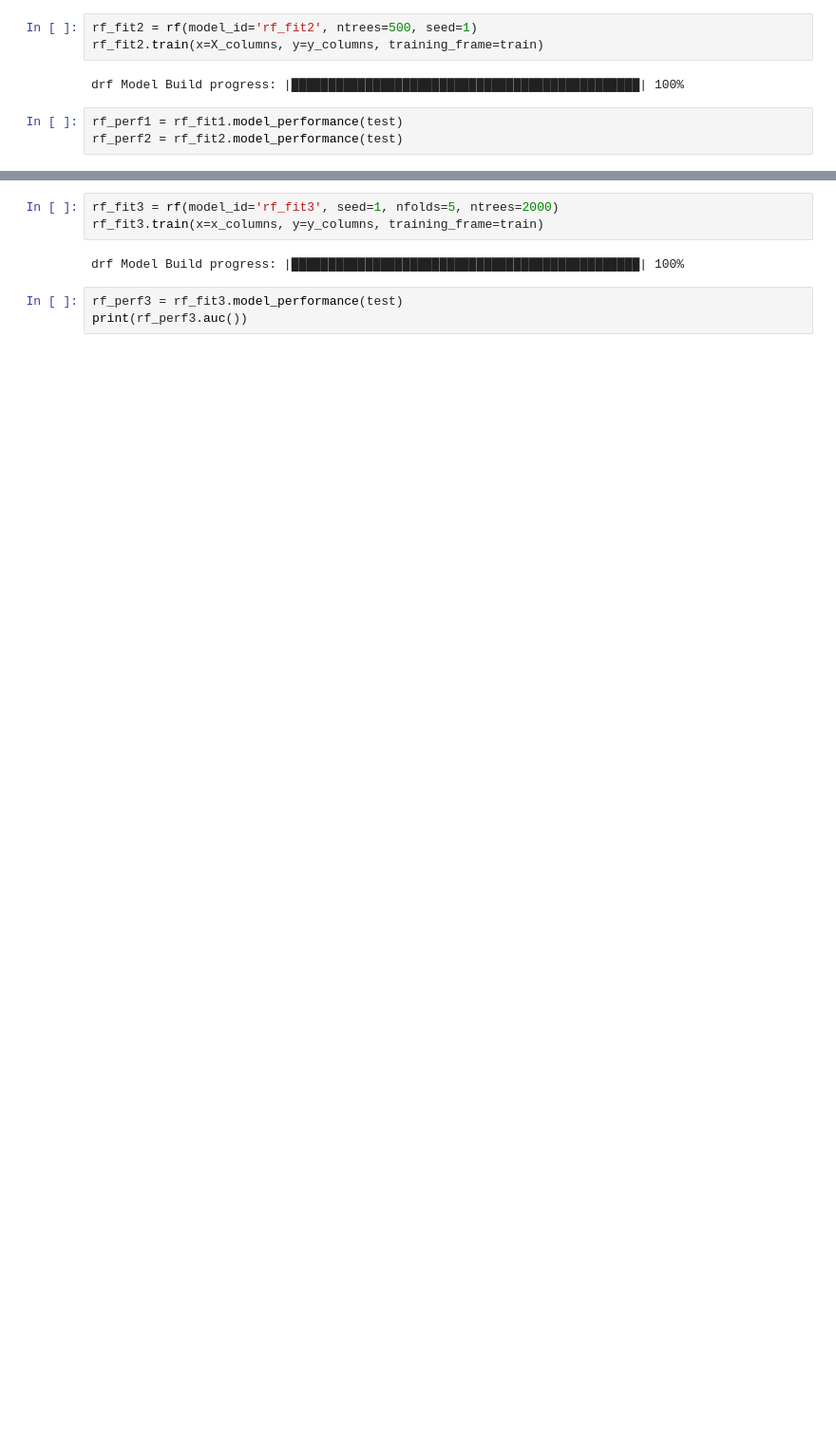
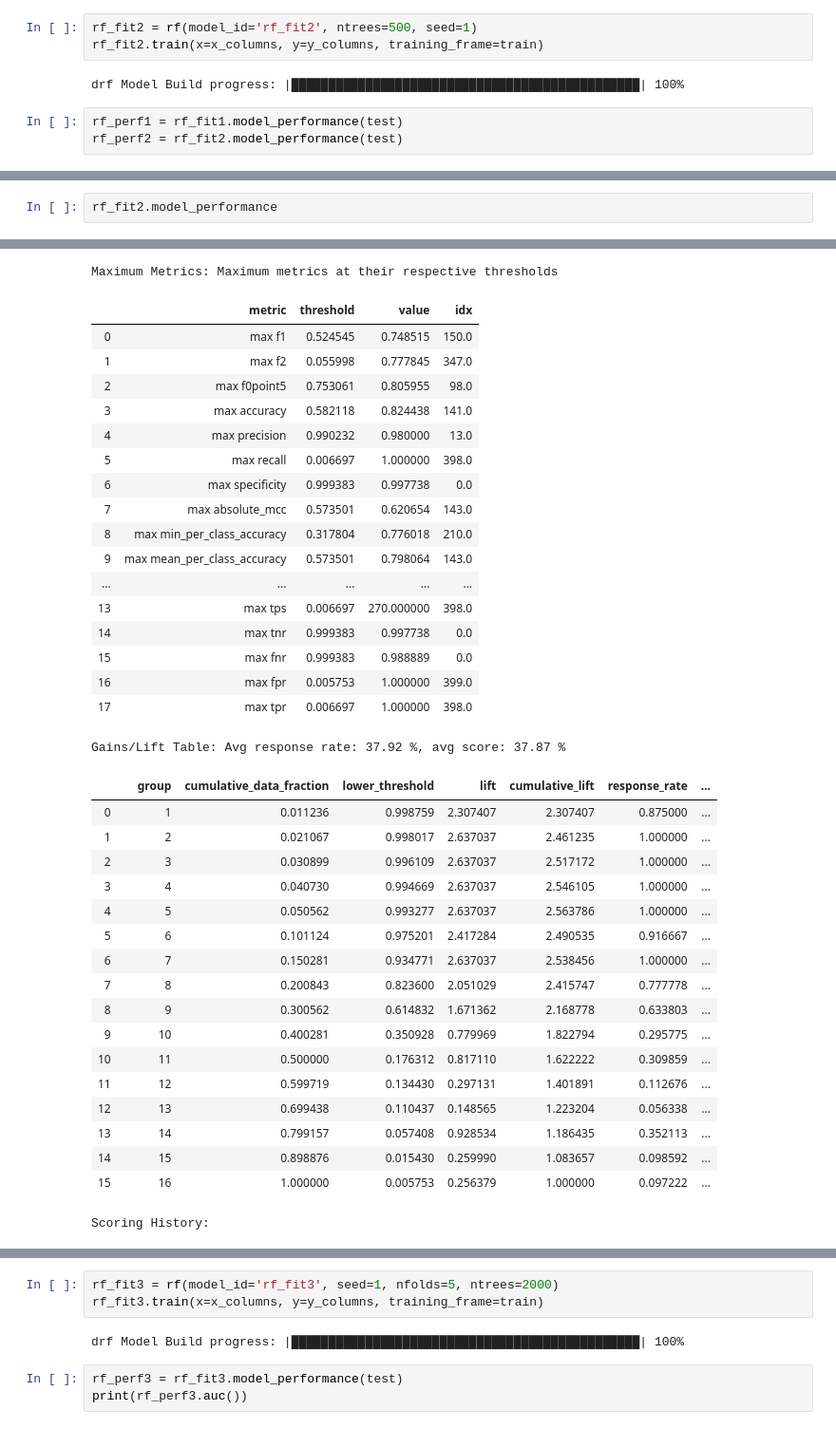
Before and after one commit to Gori89/H2O_WorkShop, a Jupyter notebook: H2O_Machine_Learning.ipynb, the cells around one changed output, grey strips where cells are left out. Shown at 95% size. Cells and saved outputs as stored; diff of their text form; blank space fills up the shorter version.

Commit message:
models and automl

```diff
--- a/H2O_Machine_Learning.ipynb
+++ b/H2O_Machine_Learning.ipynb
@@ -95,7 +162,7 @@ rf_fit1.train(x=X_columns, y=y_columns, training_frame=train)
 drf Model Build progress: |███████████████████████████████████████████████| 100%
 # %%
 rf_fit2 = rf(model_id='rf_fit2', ntrees=500, seed=1)
-rf_fit2.train(x=X_columns, y=y_columns, training_frame=train)
+rf_fit2.train(x=x_columns, y=y_columns, training_frame=train)
 # %% [output]
 drf Model Build progress: |███████████████████████████████████████████████| 100%
 # %%
@@ -199 +264,4 @@ Variable Importances:
 <bound method ModelBase.model_performance of >
+# %%
+rf_fit2.model_performance
+# %% [output]
@@ -199,0 +293,37 @@ Variable Importances:
+Maximum Metrics: Maximum metrics at their respective thresholds
+|  | metric | threshold | value | idx |
+| 0 | max f1 | 0.524545 | 0.748515 | 150.0 |
+| 1 | max f2 | 0.055998 | 0.777845 | 347.0 |
+| 2 | max f0point5 | 0.753061 | 0.805955 | 98.0 |
+| 3 | max accuracy | 0.582118 | 0.824438 | 141.0 |
+| 4 | max precision | 0.990232 | 0.980000 | 13.0 |
+| 5 | max recall | 0.006697 | 1.000000 | 398.0 |
+| 6 | max specificity | 0.999383 | 0.997738 | 0.0 |
+| 7 | max absolute_mcc | 0.573501 | 0.620654 | 143.0 |
+| 8 | max min_per_class_accuracy | 0.317804 | 0.776018 | 210.0 |
+| 9 | max mean_per_class_accuracy | 0.573501 | 0.798064 | 143.0 |
+| ... | ... | ... | ... | ... |
+| 13 | max tps | 0.006697 | 270.000000 | 398.0 |
+| 14 | max tnr | 0.999383 | 0.997738 | 0.0 |
+| 15 | max fnr | 0.999383 | 0.988889 | 0.0 |
+| 16 | max fpr | 0.005753 | 1.000000 | 399.0 |
+| 17 | max tpr | 0.006697 | 1.000000 | 398.0 |
+Gains/Lift Table: Avg response rate: 37.92 %, avg score: 37.87 %
+|  |  | group | cumulative_data_fraction | lower_threshold | lift | cumulative_lift | response_rate | ... |
+| 0 |  | 1 | 0.011236 | 0.998759 | 2.307407 | 2.307407 | 0.875000 | ... |
+| 1 |  | 2 | 0.021067 | 0.998017 | 2.637037 | 2.461235 | 1.000000 | ... |
+| 2 |  | 3 | 0.030899 | 0.996109 | 2.637037 | 2.517172 | 1.000000 | ... |
+| 3 |  | 4 | 0.040730 | 0.994669 | 2.637037 | 2.546105 | 1.000000 | ... |
+| 4 |  | 5 | 0.050562 | 0.993277 | 2.637037 | 2.563786 | 1.000000 | ... |
+| 5 |  | 6 | 0.101124 | 0.975201 | 2.417284 | 2.490535 | 0.916667 | ... |
+| 6 |  | 7 | 0.150281 | 0.934771 | 2.637037 | 2.538456 | 1.000000 | ... |
+| 7 |  | 8 | 0.200843 | 0.823600 | 2.051029 | 2.415747 | 0.777778 | ... |
+| 8 |  | 9 | 0.300562 | 0.614832 | 1.671362 | 2.168778 | 0.633803 | ... |
+| 9 |  | 10 | 0.400281 | 0.350928 | 0.779969 | 1.822794 | 0.295775 | ... |
+| 10 |  | 11 | 0.500000 | 0.176312 | 0.817110 | 1.622222 | 0.309859 | ... |
+| 11 |  | 12 | 0.599719 | 0.134430 | 0.297131 | 1.401891 | 0.112676 | ... |
+| 12 |  | 13 | 0.699438 | 0.110437 | 0.148565 | 1.223204 | 0.056338 | ... |
+| 13 |  | 14 | 0.799157 | 0.057408 | 0.928534 | 1.186435 | 0.352113 | ... |
+| 14 |  | 15 | 0.898876 | 0.015430 | 0.259990 | 1.083657 | 0.098592 | ... |
+| 15 |  | 16 | 1.000000 | 0.005753 | 0.256379 | 1.000000 | 0.097222 | ... |
+Scoring History:
```
Also changed, not shown: parts of 31 cells of this notebook.
